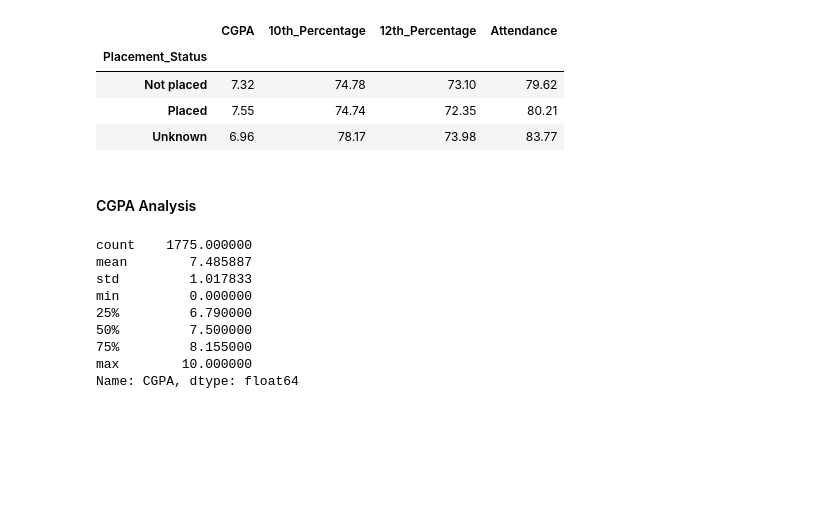
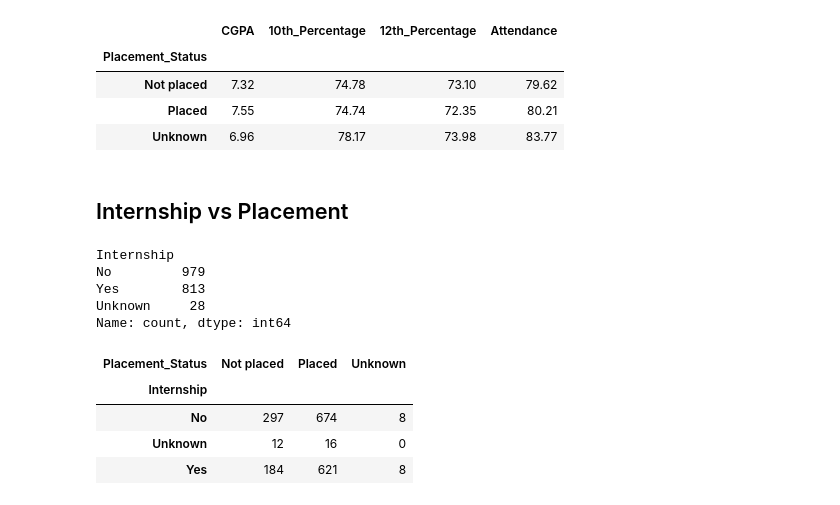
Before and after one commit to Dev-darshan24/Student-Placement-Analytics-, a Jupyter notebook: 3_EDA.ipynb, the cells around one changed output. Saved outputs shown, nothing was run; the diff lists cells and outputs as text; code cells hidden in the pictures; blank space fills up the shorter version.

```diff
--- a/3_EDA.ipynb
+++ b/3_EDA.ipynb
@@ -165,17 +148,23 @@ df.groupby('Placement_Status')[academic_cols].median().round(2)
 | Not placed | 7.32 | 74.78 | 73.10 | 79.62 |
 | Placed | 7.55 | 74.74 | 72.35 | 80.21 |
 | Unknown | 6.96 | 78.17 | 73.98 | 83.77 |
-# %% [markdown]
-#### CGPA Analysis
-# %%
-df['CGPA'].describe()
-# %% [output]
-count    1775.000000
-mean        7.485887
-std         1.017833
-min         0.000000
-25%         6.790000
-50%         7.500000
-75%         8.155000
-max        10.000000
-Name: CGPA, dtype: float64
+# %% [markdown]
+## Internship vs Placement
+# %%
+df['Internship'].value_counts()
+# %% [output]
+Internship
+No         979
+Yes        813
+Unknown     28
+Name: count, dtype: int64
+# %%
+intern_place = pd.crosstab(df['Internship'],df['Placement_Status'])
+# %%
+intern_place
+# %% [output]
+| Placement_Status | Not placed | Placed | Unknown |
+| Internship |  |  |  |
+| No | 297 | 674 | 8 |
+| Unknown | 12 | 16 | 0 |
+| Yes | 184 | 621 | 8 |
```
Also changed, not shown: parts of 33 cells of this notebook.
